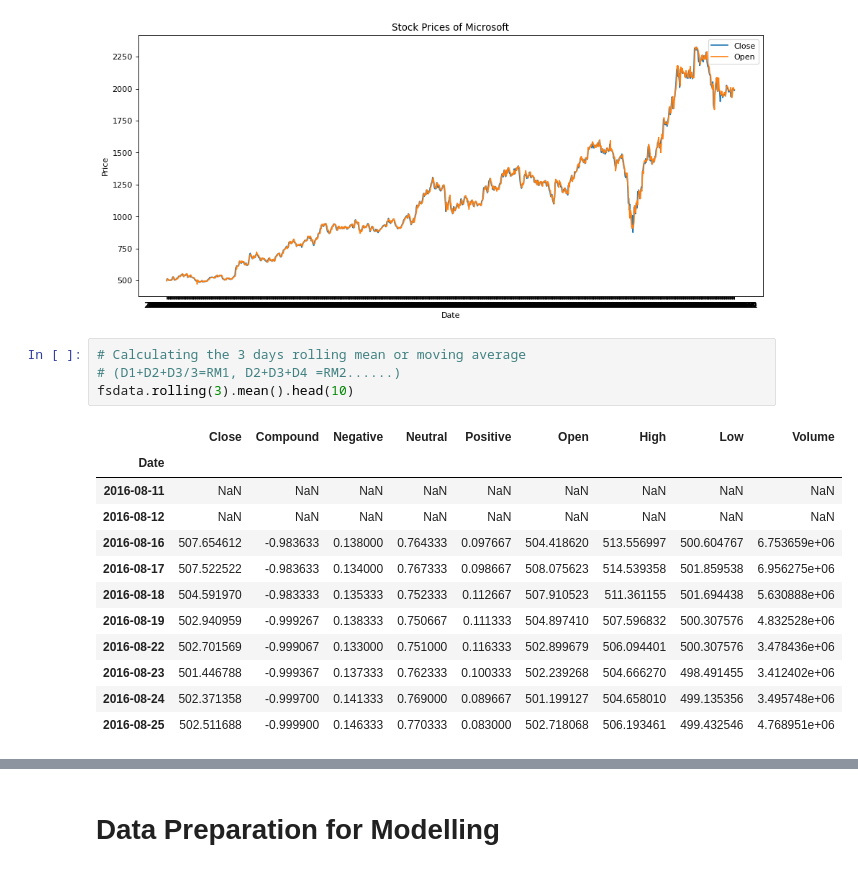
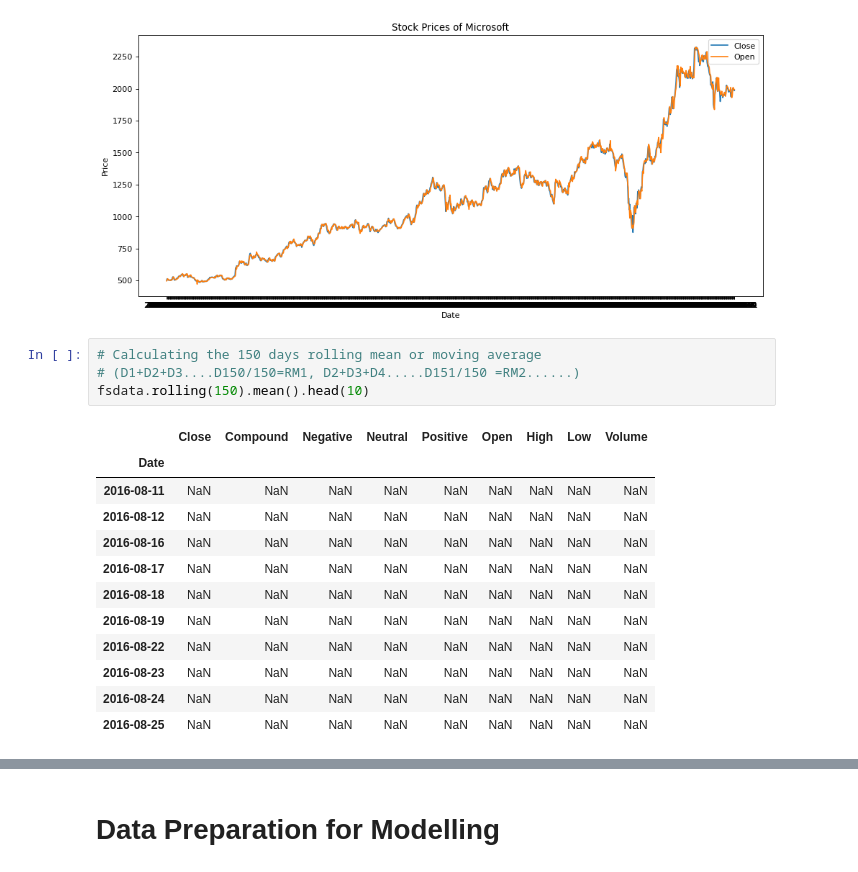
Before and after one commit to mtariquekhan11/TSF-GRIP-DSBA-Internship, a Jupyter notebook: Stock Market Prediction using Numerical and Textual Analysis.ipynb, the cells around one changed output, grey strips where cells are left out. Saved outputs shown, nothing was run; the diff lists cells and outputs as text.

```diff
--- a/Stock Market Prediction using Numerical and Textual Analysis.ipynb
+++ b/Stock Market Prediction using Numerical and Textual Analysis.ipynb
@@ -404,22 +416,22 @@ plt.ylabel("Price")
 Text(0, 0.5, 'Price')
 [figure]
 # %%
-# Calculating the 3 days rolling mean or moving average
-# (D1+D2+D3/3=RM1, D2+D3+D4 =RM2......)
-fsdata.rolling(3).mean().head(10)
+# Calculating the 150 days rolling mean or moving average
+# (D1+D2+D3....D150/150=RM1, D2+D3+D4.....D151/150 =RM2......)
+fsdata.rolling(150).mean().head(10)
 # %% [output]
 |  | Close | Compound | Negative | Neutral | Positive | Open | High | Low | Volume |
 | Date |  |  |  |  |  |  |  |  |  |
 | 2016-08-11 | NaN | NaN | NaN | NaN | NaN | NaN | NaN | NaN | NaN |
 | 2016-08-12 | NaN | NaN | NaN | NaN | NaN | NaN | NaN | NaN | NaN |
-| 2016-08-16 | 507.654612 | -0.983633 | 0.138000 | 0.764333 | 0.097667 | 504.418620 | 513.556997 | 500.604767 | 6.753659e+06 |
-| 2016-08-17 | 507.522522 | -0.983633 | 0.134000 | 0.767333 | 0.098667 | 508.075623 | 514.539358 | 501.859538 | 6.956275e+06 |
-| 2016-08-18 | 504.591970 | -0.983333 | 0.135333 | 0.752333 | 0.112667 | 507.910523 | 511.361155 | 501.694438 | 5.630888e+06 |
-| 2016-08-19 | 502.940959 | -0.999267 | 0.138333 | 0.750667 | 0.111333 | 504.897410 | 507.596832 | 500.307576 | 4.832528e+06 |
-| 2016-08-22 | 502.701569 | -0.999067 | 0.133000 | 0.751000 | 0.116333 | 502.899679 | 506.094401 | 500.307576 | 3.478436e+06 |
-| 2016-08-23 | 501.446788 | -0.999367 | 0.137333 | 0.762333 | 0.100333 | 502.239268 | 504.666270 | 498.491455 | 3.412402e+06 |
-| 2016-08-24 | 502.371358 | -0.999700 | 0.141333 | 0.769000 | 0.089667 | 501.199127 | 504.658010 | 499.135356 | 3.495748e+06 |
-| 2016-08-25 | 502.511688 | -0.999900 | 0.146333 | 0.770333 | 0.083000 | 502.718068 | 506.193461 | 499.432546 | 4.768951e+06 |
+| 2016-08-16 | NaN | NaN | NaN | NaN | NaN | NaN | NaN | NaN | NaN |
+| 2016-08-17 | NaN | NaN | NaN | NaN | NaN | NaN | NaN | NaN | NaN |
+| 2016-08-18 | NaN | NaN | NaN | NaN | NaN | NaN | NaN | NaN | NaN |
+| 2016-08-19 | NaN | NaN | NaN | NaN | NaN | NaN | NaN | NaN | NaN |
+| 2016-08-22 | NaN | NaN | NaN | NaN | NaN | NaN | NaN | NaN | NaN |
+| 2016-08-23 | NaN | NaN | NaN | NaN | NaN | NaN | NaN | NaN | NaN |
+| 2016-08-24 | NaN | NaN | NaN | NaN | NaN | NaN | NaN | NaN | NaN |
+| 2016-08-25 | NaN | NaN | NaN | NaN | NaN | NaN | NaN | NaN | NaN |
 # %%
 # Creating a visualization on 15 Days moving average
 figure(figsize=(14, 6), dpi=80)
```
Also changed, not shown: parts of 24 cells of this notebook.
